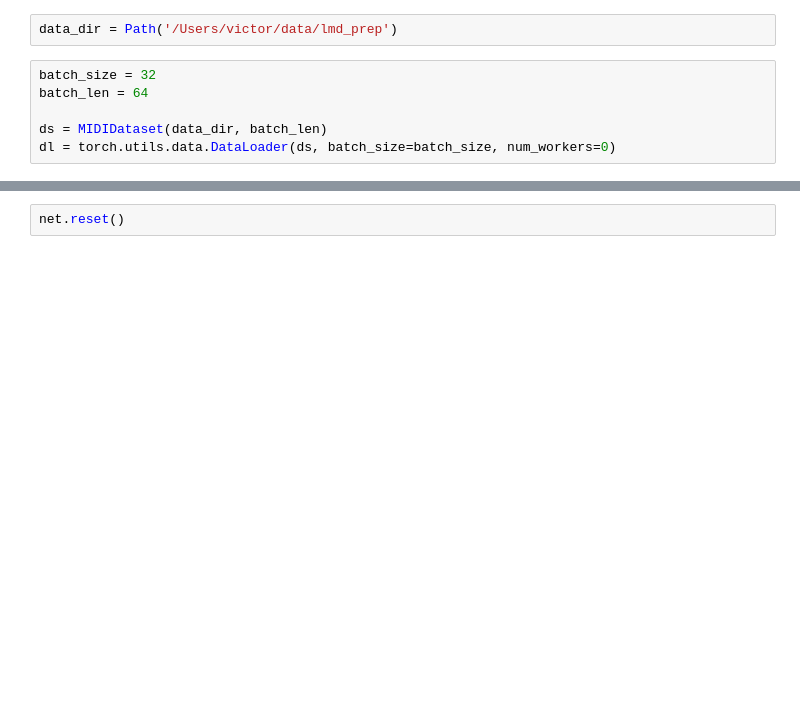
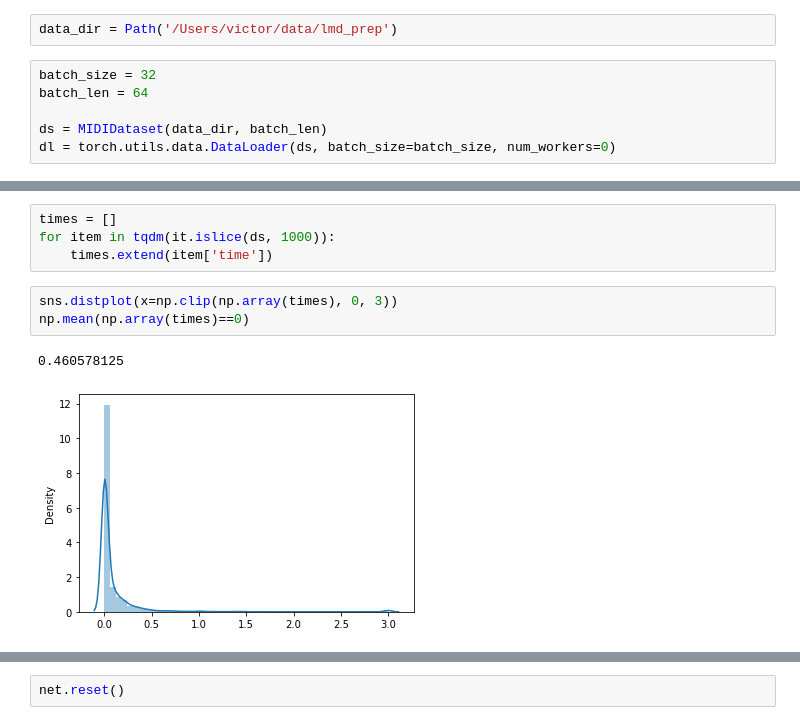
Before and after one commit to Intelligent-Instruments-Lab/iil-python-tools, a Jupyter notebook: notebook/midi.ipynb, the cells around one changed output, grey strips where cells are left out. Cells and saved outputs as stored; diff of their text form; blank space fills up the shorter version.

```diff
--- a/notebook/midi.ipynb
+++ b/notebook/midi.ipynb
@@ -58,0 +51,10 @@ plt.scatter(batch['time'][i].cumsum(0), batch['pitch'][i])
+# %%
+times = []
+for item in tqdm(it.islice(ds, 1000)):
+    times.extend(item['time'])
+# %%
+sns.distplot(x=np.clip(np.array(times), 0, 3))
+np.mean(np.array(times)==0)
+# %% [output]
+0.460578125
+[figure, added]
```
Also changed, not shown: parts of 16 cells of this notebook, 1 other file.
